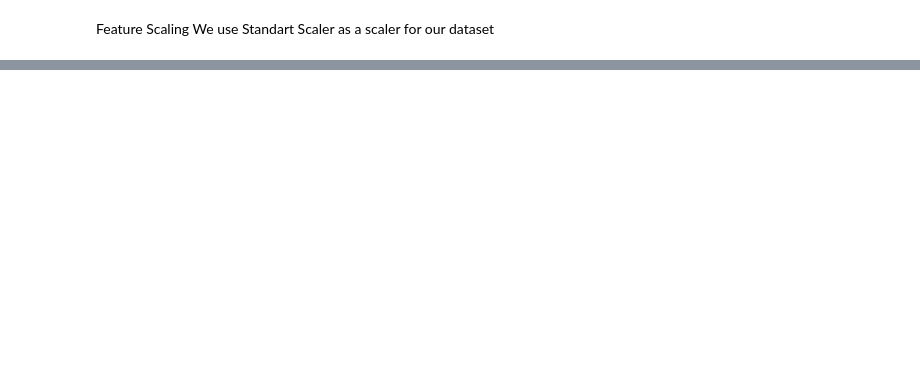
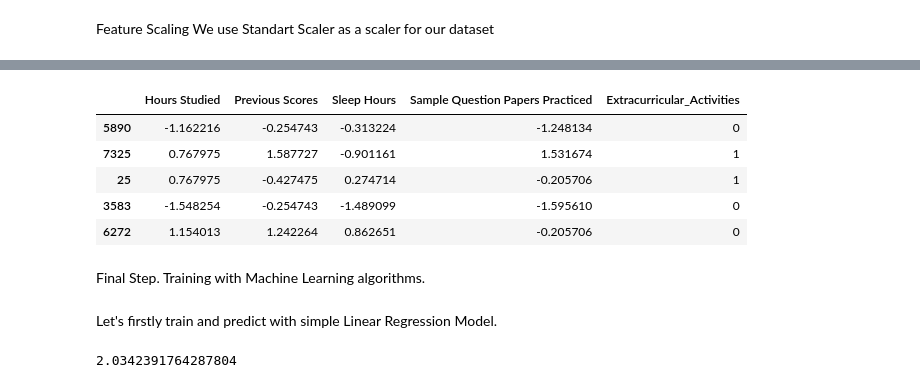
Before and after one commit to khazratoff/Student-Perfomance-LinearRegression-, a Jupyter notebook: student-perfomance-linreg.ipynb, the cells around one changed output, grey strips where cells are left out. Cells and saved outputs as stored; diff of their text form; code cells hidden in the pictures; blank space fills up the shorter version.

```diff
--- a/student-perfomance-linreg.ipynb
+++ b/student-perfomance-linreg.ipynb
@@ -160,0 +163,3 @@ We use Standart Scaler as a scaler for our dataset
+# %%
+data_num = data.drop('extra_act_cat',axis =1)
+data_num
@@ -160,0 +180,10 @@ We use Standart Scaler as a scaler for our dataset
+# %%
+from sklearn.preprocessing import StandardScaler
+scaler = StandardScaler()
+# %%
+data_scaled = scaler.fit_transform(data_num)
+# %%
+data_scaled_df = pd.DataFrame(data_scaled,
+                              columns = data_num.columns,
+                             index = data_num.index)
+data_scaled_df.head()
@@ -160,0 +197,15 @@ We use Standart Scaler as a scaler for our dataset
+# %%
+prepared_data = data_scaled_df.copy()
+prepared_data['Extracurricular_Activities'] = data['extra_act_cat']
+prepared_data.head()
+# %% [output]
+|  | Hours Studied | Previous Scores | Sleep Hours | Sample Question Papers Practiced | Extracurricular_Activities |
+| 5890 | -1.162216 | -0.254743 | -0.313224 | -1.248134 | 0 |
+| 7325 | 0.767975 | 1.587727 | -0.901161 | 1.531674 | 1 |
+| 25 | 0.767975 | -0.427475 | 0.274714 | -0.205706 | 1 |
+| 3583 | -1.548254 | -0.254743 | -1.489099 | -1.595610 | 0 |
+| 6272 | 1.154013 | 1.242264 | 0.862651 | -0.205706 | 0 |
+# %% [markdown]
+Final Step. Training with Machine Learning algorithms.
+# %% [markdown]
+Let's firstly train and predict with simple Linear Regression Model.
@@ -160,0 +218,6 @@ We use Standart Scaler as a scaler for our dataset
+# %%
+from sklearn.metrics import mean_squared_error
+model_mse = mean_squared_error(data_labels,data_predictions,squared=False)
+model_mse
+# %% [output]
+2.0342391764287804
```
Also changed, not shown: parts of 12 cells of this notebook.
